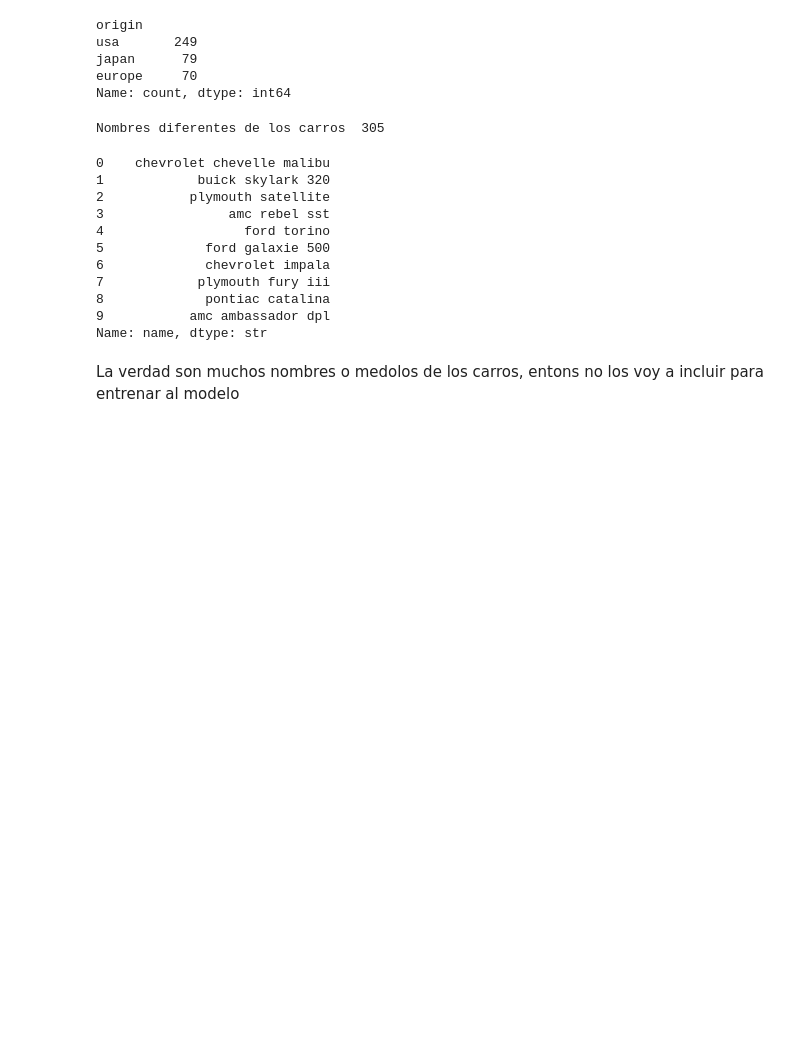
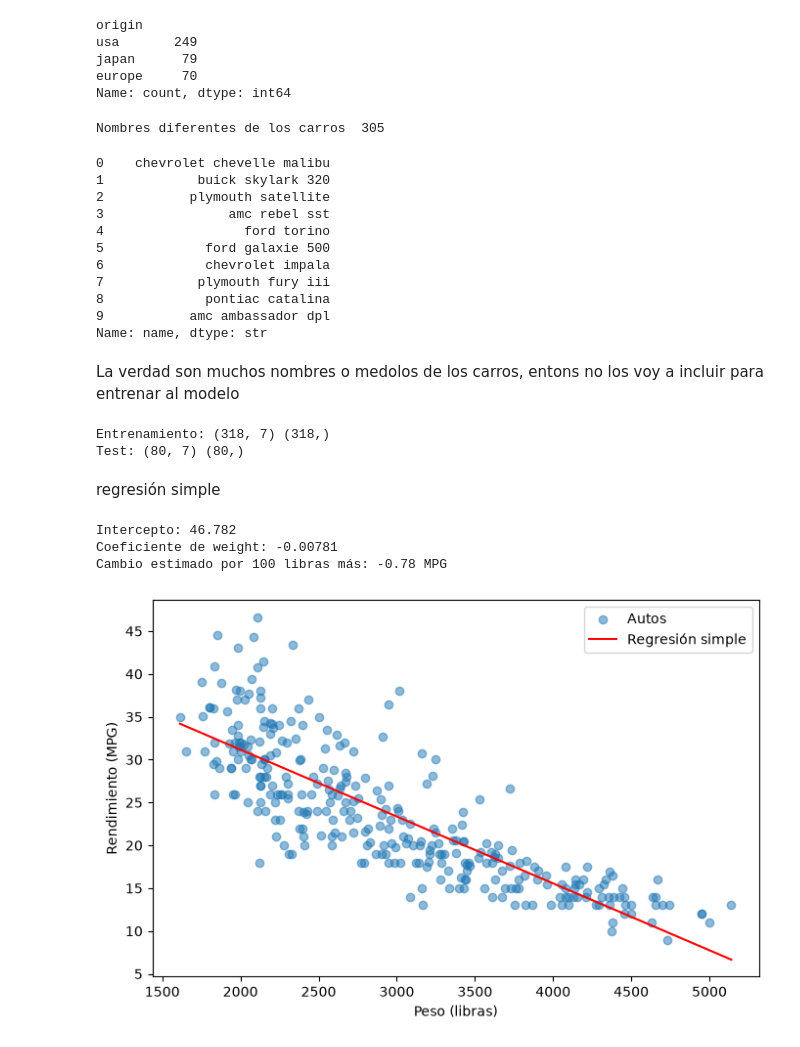
Before and after one commit to ChildishTitan90/ml-course, a Jupyter notebook: workspace/my_exercises/chapter_05/02_actividad_mpg_regresion.ipynb, the cells around one changed output. Cells and saved outputs as stored; diff of their text form; code cells hidden in the pictures; blank space fills up the shorter version.

Commit message:
actividad regresión

```diff
--- a/workspace/my_exercises/chapter_05/02_actividad_mpg_regresion.ipynb
+++ b/workspace/my_exercises/chapter_05/02_actividad_mpg_regresion.ipynb
@@ -163,3 +176,49 @@ Nombres diferentes de los carros  305
 Name: name, dtype: str
 # %% [markdown]
 La verdad son muchos nombres o medolos de los carros, entons no los voy a incluir para entrenar al modelo
+# %%
+X = df.drop(columns=["mpg", "name"])
+y = df["mpg"]
+
+X_train, X_test, y_train, y_test = train_test_split(
+    X,
+    y,
+    test_size=0.2,
+    random_state=42,
+)
+
+print("Entrenamiento:", X_train.shape, y_train.shape)
+print("Test:", X_test.shape, y_test.shape)
+# %% [output]
+Entrenamiento: (318, 7) (318,)
+Test: (80, 7) (80,)
+# %% [markdown]
+regresión simple
+# %%
+modelo_simple = LinearRegression()
+
+modelo_simple.fit(X_train[["weight"]], y_train)
+
+beta_0 = modelo_simple.intercept_
+beta_1 = modelo_simple.coef_[0]
+
+print(f"Intercepto: {beta_0:.3f}")
+print(f"Coeficiente de weight: {beta_1:.5f}")
+print(f"Cambio estimado por 100 libras más: {beta_1 * 100:.2f} MPG")
+# %% [output]
+Intercepto: 46.782
+Coeficiente de weight: -0.00781
+Cambio estimado por 100 libras más: -0.78 MPG
+# %%
+pesos = X_train[["weight"]].sort_values("weight")
+pred_recta = modelo_simple.predict(pesos)
+
+plt.figure(figsize=(8, 5))
+plt.scatter(X_train["weight"], y_train, alpha=0.5, label="Autos")
+plt.plot(pesos["weight"], pred_recta, color="red", label="Regresión simple")
+plt.xlabel("Peso (libras)")
+plt.ylabel("Rendimiento (MPG)")
+plt.legend()
+plt.show()
+# %% [output]
+[figure, added]
```
Also changed, not shown: parts of 23 cells of this notebook, 3 other files.
